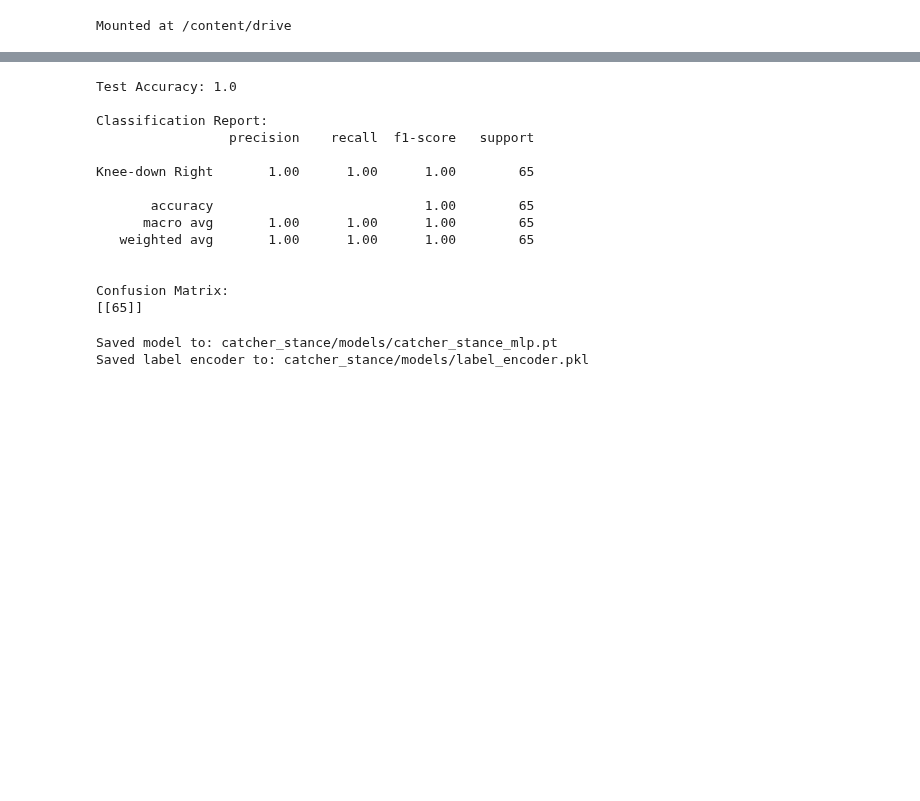
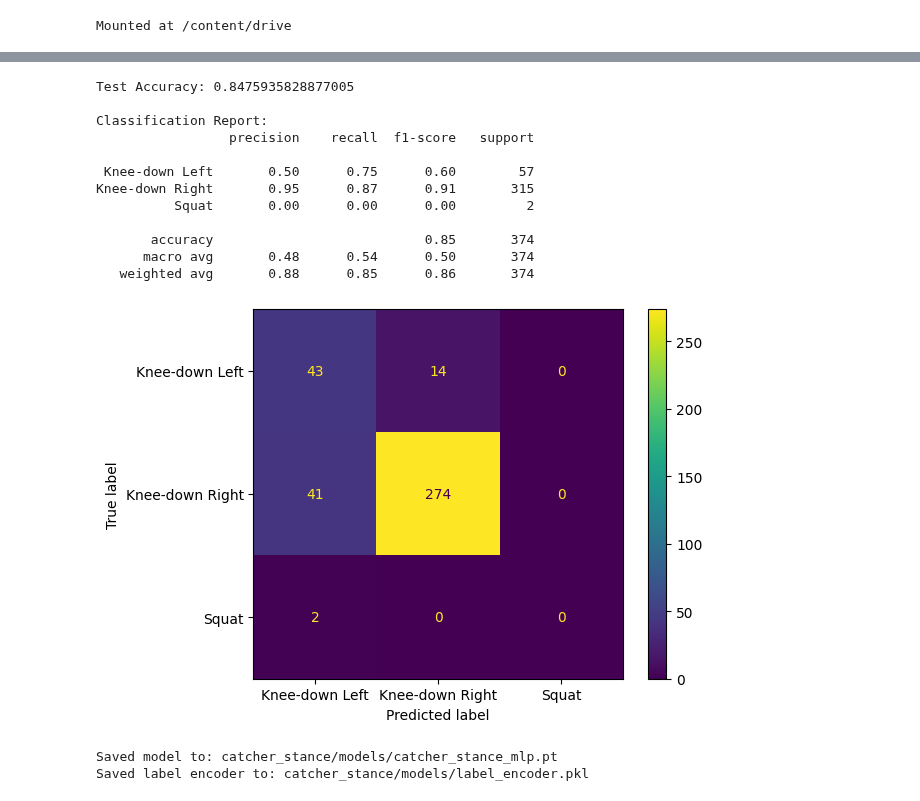
Before and after one commit to TylerScaringella/CatcherStance, a Jupyter notebook: notebook/classifier.ipynb, the cells around one changed output, grey strips where cells are left out. Saved outputs shown, nothing was run; the diff lists cells and outputs as text; code cells hidden in the pictures; blank space fills up the shorter version.

```diff
--- a/notebook/classifier.ipynb
+++ b/notebook/classifier.ipynb
@@ -16,20 +17,5 @@ drive.mount('/content/drive')
 Mounted at /content/drive
 # %%
 # Load the dataset
-DATASET_PATH = "./drive/MyDrive/keypoints-labeled-INCOMPLETE.csv"
+DATASET_PATH = "./drive/MyDrive/keypoints-labeled.csv"
 df = pd.read_csv(DATASET_PATH)
-
-# Convert stringified list -> numpy array
-df["features"] = df["features"].apply(ast.literal_eval)
-df["features"] = df["features"].apply(lambda x: np.array(x, dtype=np.float32))
-
-# Stack into X matrix
-X = np.stack(df["features"].values)
-
-# Encode labels
-label_encoder = LabelEncoder()
-y = label_encoder.fit_transform(df["choice"])
-
-print("X shape:", X.shape)
-print("y shape:", y.shape)
-print("Classes:", label_encoder.classes_)
@@ -41,12 +48,17 @@ Classes: ['Knee-down Right']
 # Create the train, test, and validation sets
 
 X_train, X_temp, y_train, y_temp = train_test_split(
-    X, y, test_size=0.3, random_state=42, stratify=y
+    X, y, test_size=0.3, random_state=42
 )
 
 X_val, X_test, y_val, y_test = train_test_split(
-    X_temp, y_temp, test_size=0.5, random_state=42, stratify=y_temp
+    X_temp, y_temp, test_size=0.5, random_state=42
 )
+
+scaler = StandardScaler()
+X_train = scaler.fit_transform(X_train)
+X_val = scaler.transform(X_val)
+X_test = scaler.transform(X_test)
 
 print("Train:", X_train.shape, y_train.shape)
 print("Val:", X_val.shape, y_val.shape)
@@ -96,14 +110,20 @@ class CatcherMLP(nn.Module):
         super().__init__()
         self.net = nn.Sequential(
             nn.Linear(input_dim, 256),
+            nn.BatchNorm1d(256),
             nn.ReLU(),
-            nn.Dropout(0.2),
+            nn.Dropout(0.1),
 
             nn.Linear(256, 128),
+            nn.BatchNorm1d(128),
             nn.ReLU(),
-            nn.Dropout(0.2),
+            nn.Dropout(0.1),
 
-            nn.Linear(128, num_classes)
+            nn.Linear(128, 64),
+            nn.ReLU(),
+            nn.Dropout(0.1),
+
+            nn.Linear(64, num_classes)
         )
 
     def forward(self, x):
@@ -227,29 +274,31 @@ def get_predictions(model, loader):
 # %%
 y_true, y_pred = get_predictions(best_model, test_loader)
 
 test_acc = accuracy_score(y_true, y_pred)
 print("Test Accuracy:", test_acc)
 
 print("\nClassification Report:")
 print(classification_report(y_true, y_pred, target_names=label_encoder.classes_))
 
-print("\nConfusion Matrix:")
-print(confusion_matrix(y_true, y_pred))
+cm = confusion_matrix(y_true, y_pred)
+cm_display = ConfusionMatrixDisplay(confusion_matrix=cm, display_labels=label_encoder.classes_)
+
+cm_display.plot()
+plt.show()
 # %% [output]
-Test Accuracy: 1.0
+Test Accuracy: 0.8475935828877005
 
 Classification Report:
                  precision    recall  f1-score   support
 
-Knee-down Right       1.00      1.00      1.00        65
+ Knee-down Left       0.50      0.75      0.60        57
+Knee-down Right       0.95      0.87      0.91       315
+          Squat       0.00      0.00      0.00         2
 
-       accuracy                           1.00        65
-      macro avg       1.00      1.00      1.00        65
-   weighted avg       1.00      1.00      1.00        65
-
-
-Confusion Matrix:
-[[65]]
+       accuracy                           0.85       374
+      macro avg       0.48      0.54      0.50       374
+   weighted avg       0.88      0.85      0.86       374
+[figure, added]
 # %%
 # Save label encoder too
 joblib.dump(label_encoder, LABEL_ENCODER_PATH)
```
Also changed, not shown: parts of 9 cells of this notebook, 12 other files.
